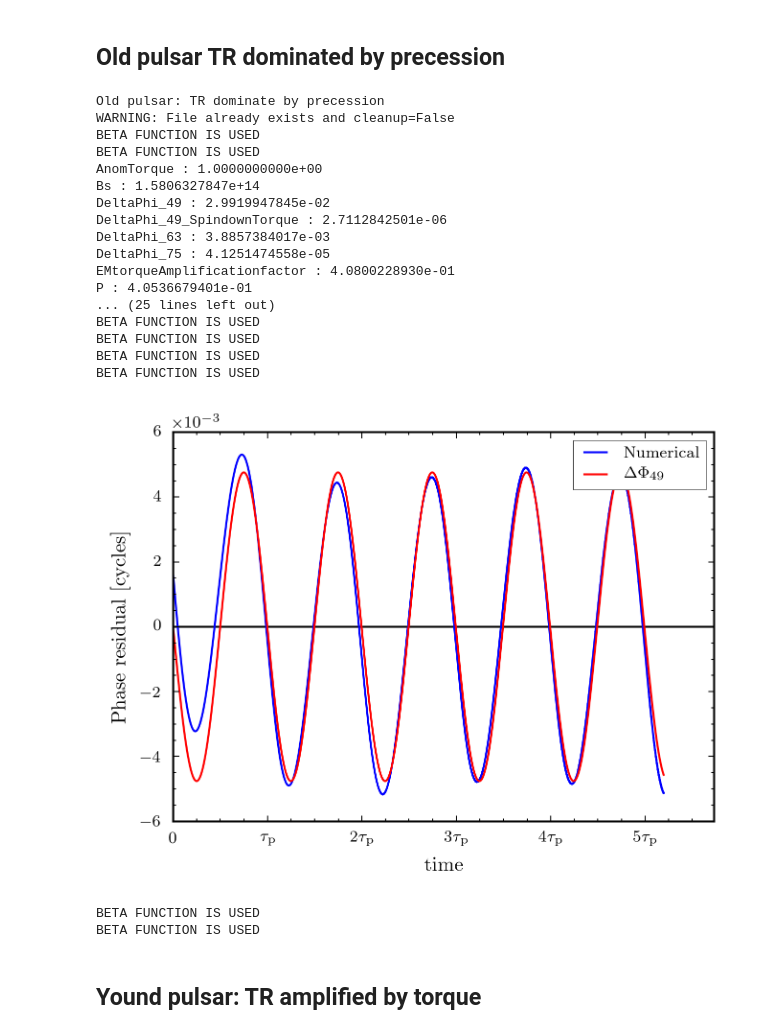
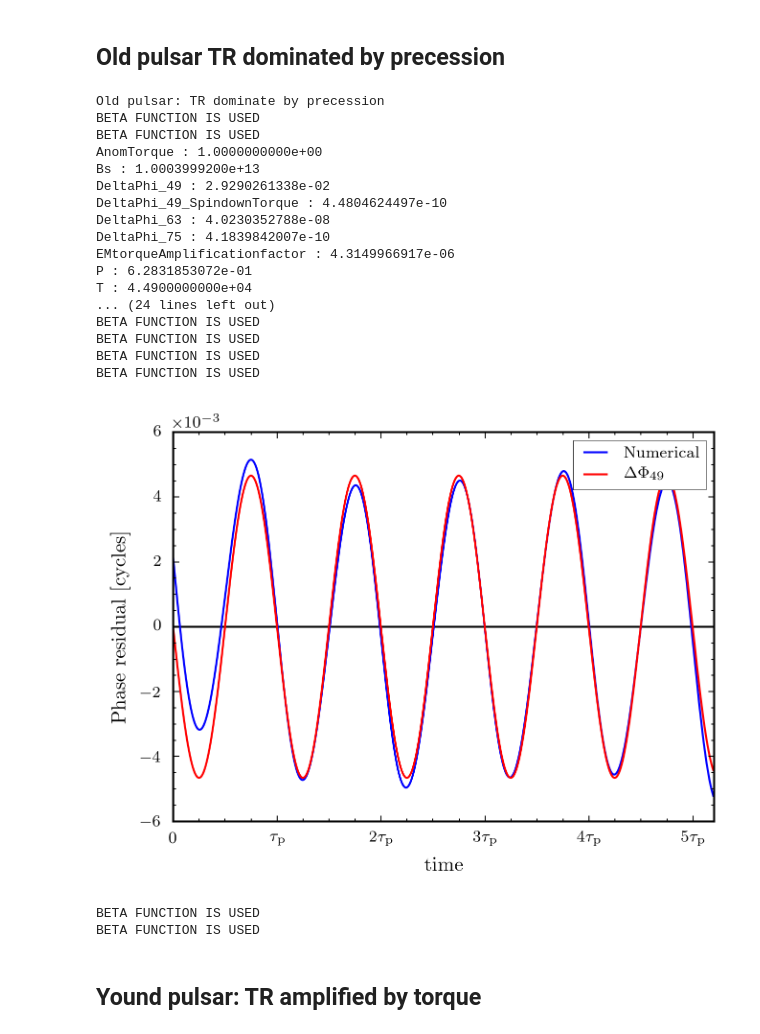
Before and after one commit to GregoryAshton/thesis, a Jupyter notebook: inertial_frame/Verification_TimingResidual.ipynb, the cells around one changed output. Drawn from its saved outputs; the diff is of its cells as text; code cells hidden in the pictures.

```diff
--- a/inertial_frame/Verification_TimingResidual.ipynb
+++ b/inertial_frame/Verification_TimingResidual.ipynb
@@ -20,11 +20,12 @@ c = 3e10
 I0 = 1e45
 
 # B1828-11 Values
-tauP = 1009 * 86400 # Precession period
-nu0 = 2.469
-B0 = 5e12
+tauP = 1000 * 86400 # Precession period
+omega0 = 10
+nu0 = omega0/(2*np.pi)
+B0 = 1e12
 a0 = 2
-chi0 = 49.99
+chi0 = 50.0
 
 # Derived values
 omega0 = 2 * np.pi * nu0
@@ -65,47 +66,47 @@ wobble_angle_spindown : 3.2300226840e-06
 ## Old pulsar TR dominated by precession
 # %%
 # Manual changes
-new_epsI3 = epsI3 * 1e3
-new_epsA = epsA * 1e3
+new_epsI3 = epsI3 * 1e4
+new_epsA = epsA * 1e2
 new_omega0 = omega0 * 1
 new_tauP = 2 * np.pi/(new_epsI3 * new_omega0)
 new_T = 5.2 * new_tauP
 
 print "Old pulsar: TR dominate by precession"
 file_name = main(chi0=chi0, epsI3=new_epsI3, epsA=new_epsA, omega0=new_omega0, T=new_T,
                  n=n, error=error, a0=a0, cleanup=False, DryRun=False,
                  )
 
 File_Functions.PrintParameterDictionary(file_name)
 
 
 fig, ax1 = plt.subplots(figsize=figsize)
 ax1 = Plot.PhaseResidual(file_name, ax=ax1, analytic="49", order=3)
 plt.legend(frameon=True)
 plt.tight_layout()
 plt.savefig("img/49_verification.pdf")
 plt.show()
 
 File_Functions.PropertiesTable(file_name, "49_verification")
 # %% [output]
 Old pulsar: TR dominate by precession
-WARNING: File already exists and cleanup=False
 BETA FUNCTION IS USED
 BETA FUNCTION IS USED
 AnomTorque : 1.0000000000e+00
-Bs : 1.5806327847e+14
-DeltaPhi_49 : 2.9919947845e-02
-DeltaPhi_49_SpindownTorque : 2.7112842501e-06
-DeltaPhi_63 : 3.8857384017e-03
-DeltaPhi_75 : 4.1251474558e-05
-EMtorqueAmplificationfactor : 4.0800228930e-01
-P : 4.0536679401e-01
-... (25 lines left out)
+Bs : 1.0003999200e+13
+DeltaPhi_49 : 2.9290261338e-02
+DeltaPhi_49_SpindownTorque : 4.4804624497e-10
+DeltaPhi_63 : 4.0230352788e-08
+DeltaPhi_75 : 4.1839842007e-10
+EMtorqueAmplificationfactor : 4.3149966917e-06
+P : 6.2831853072e-01
+T : 4.4900000000e+04
+... (24 lines left out)
 BETA FUNCTION IS USED
 BETA FUNCTION IS USED
 BETA FUNCTION IS USED
 BETA FUNCTION IS USED
-[figure, old version]
+[figure, new version]
 BETA FUNCTION IS USED
 BETA FUNCTION IS USED
 # %% [markdown]
```
Also changed, not shown: parts of 2 cells of this notebook, 14 other files.
